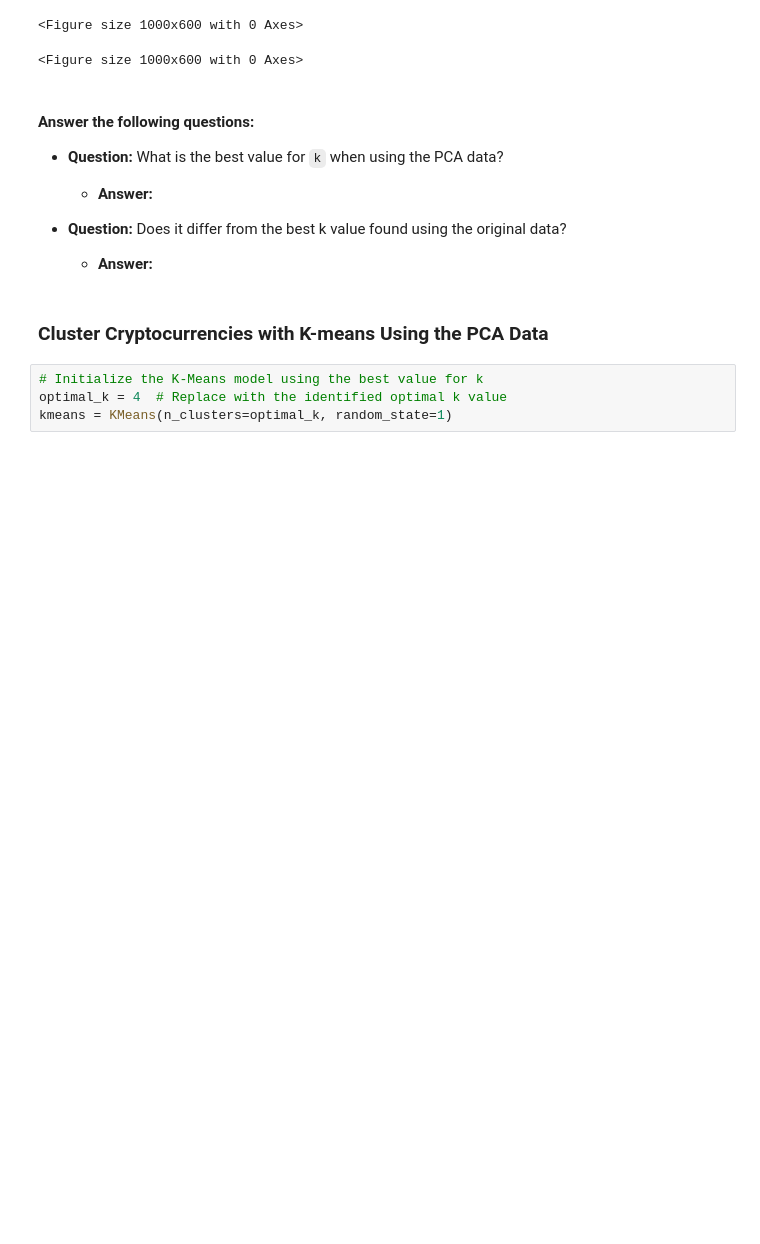
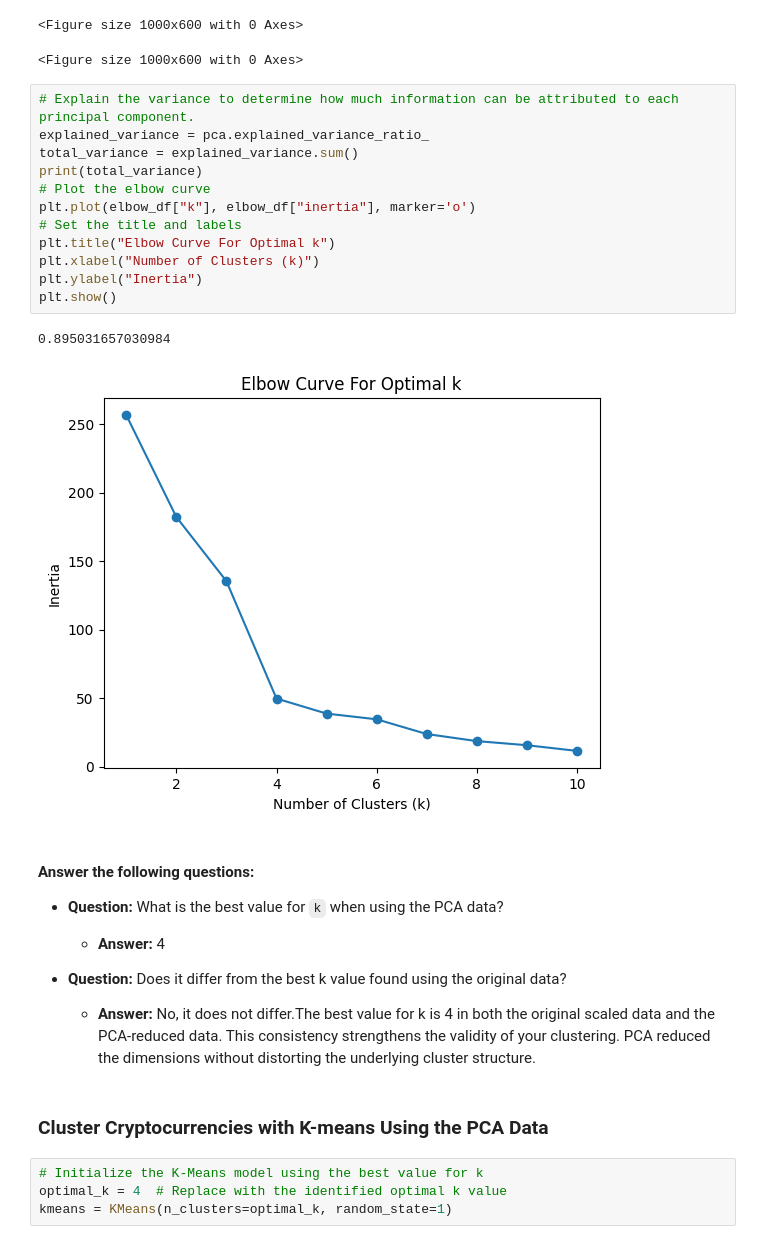
Before and after one commit to remaanne/M11-CryptoClustering, a Jupyter notebook: Module 11 Challenge_StarterCode/Starter_Code/Crypto_Clustering_starter_code.ipynb, the cells around one changed output. Cells and saved outputs as stored; diff of their text form; blank space fills up the shorter version.

```diff
--- a/Module 11 Challenge_StarterCode/Starter_Code/Crypto_Clustering_starter_code.ipynb
+++ b/Module 11 Challenge_StarterCode/Starter_Code/Crypto_Clustering_starter_code.ipynb
@@ -337,16 +348,32 @@ plt.figure(figsize=(10, 6))
 # %% [output]
 <Figure size 1000x600 with 0 Axes>
 <Figure size 1000x600 with 0 Axes>
+# %%
+# Explain the variance to determine how much information can be attributed to each principal component.
+explained_variance = pca.explained_variance_ratio_
+total_variance = explained_variance.sum()
+print(total_variance)
+# Plot the elbow curve
+plt.plot(elbow_df["k"], elbow_df["inertia"], marker='o')
+# Set the title and labels
+plt.title("Elbow Curve For Optimal k")
+plt.xlabel("Number of Clusters (k)")
+plt.ylabel("Inertia")
+plt.show()
+# %% [output]
+0.895031657030984
+[figure, added]
 # %% [markdown]
 #### Answer the following questions:
 * **Question:** What is the best value for `k` when using the PCA data?
 
-  * **Answer:**
+  * **Answer:** 4
 
 
 * **Question:** Does it differ from the best k value found using the original data?
 
   * **Answer:**
+  No, it does not differ.The best value for k is 4 in both the original scaled data and the PCA-reduced data. This consistency strengthens the validity of your clustering. PCA reduced the dimensions without distorting the underlying cluster structure.
 # %% [markdown]
 ### Cluster Cryptocurrencies with K-means Using the PCA Data
 # %%
```
Also changed, not shown: parts of 6 cells of this notebook.
